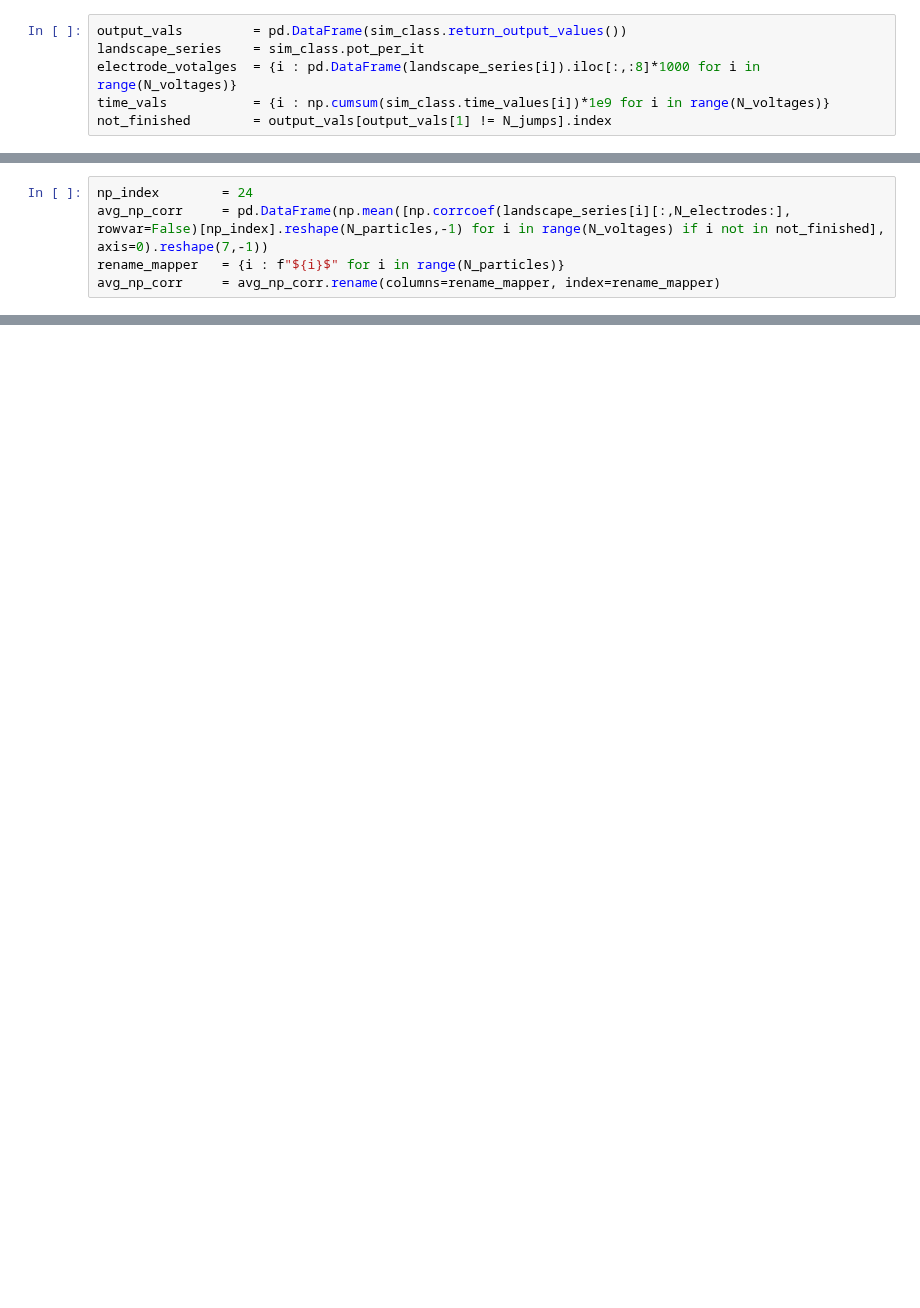
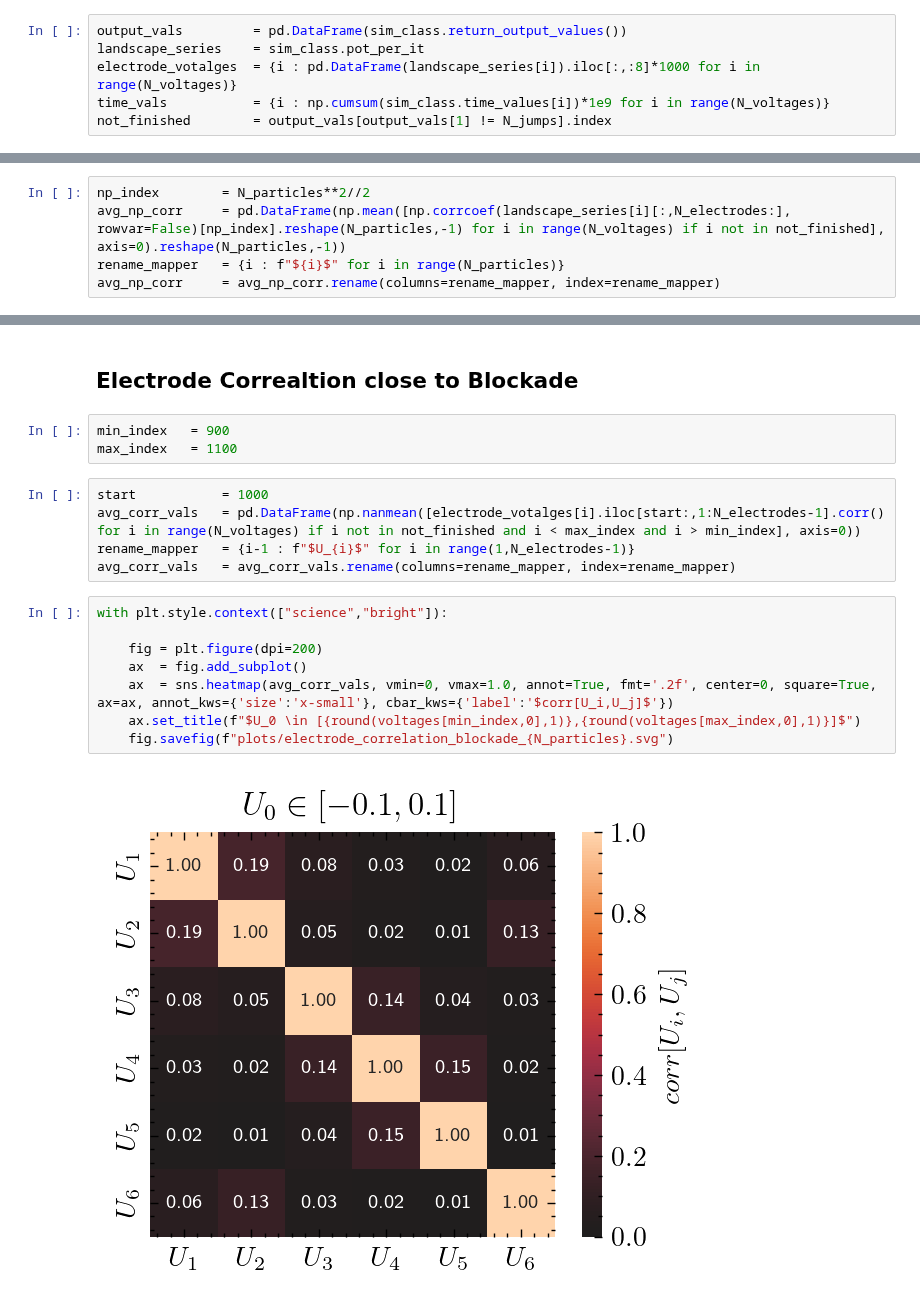
Before and after one commit to JonasMnsing/NanoNets, a Jupyter notebook: scripts/1_funding_period/floating_electrode/floating_electrode_time_series.ipynb, the cells around one changed output, grey strips where cells are left out. Saved outputs shown, nothing was run; the diff lists cells and outputs as text; blank space fills up the shorter version.

```diff
--- a/scripts/1_funding_period/floating_electrode/floating_electrode_time_series.ipynb
+++ b/scripts/1_funding_period/floating_electrode/floating_electrode_time_series.ipynb
@@ -128,6 +180,6 @@ with plt.style.context(["science","bright"]):
 # %%
-np_index        = 24
-avg_np_corr     = pd.DataFrame(np.mean([np.corrcoef(landscape_series[i][:,N_electrodes:], rowvar=False)[np_index].reshape(N_particles,-1) for i in range(N_voltages) if i not in not_finished], axis=0).reshape(7,-1))
+np_index        = N_particles**2//2
+avg_np_corr     = pd.DataFrame(np.mean([np.corrcoef(landscape_series[i][:,N_electrodes:], rowvar=False)[np_index].reshape(N_particles,-1) for i in range(N_voltages) if i not in not_finished], axis=0).reshape(N_particles,-1))
 rename_mapper   = {i : f"${i}$" for i in range(N_particles)}
 avg_np_corr     = avg_np_corr.rename(columns=rename_mapper, index=rename_mapper)
 # %%
@@ -143,0 +199,20 @@ with plt.style.context(["science","bright"]):
+# %% [markdown]
+## Electrode Correaltion close to Blockade
+# %%
+min_index   = 900
+max_index   = 1100
+# %%
+start           = 1000
+avg_corr_vals   = pd.DataFrame(np.nanmean([electrode_votalges[i].iloc[start:,1:N_electrodes-1].corr() for i in range(N_voltages) if i not in not_finished and i < max_index and i > min_index], axis=0))
+rename_mapper   = {i-1 : f"$U_{i}$" for i in range(1,N_electrodes-1)}
+avg_corr_vals   = avg_corr_vals.rename(columns=rename_mapper, index=rename_mapper)
+# %%
+with plt.style.context(["science","bright"]):
+
+    fig = plt.figure(dpi=200)
+    ax  = fig.add_subplot()
+    ax  = sns.heatmap(avg_corr_vals, vmin=0, vmax=1.0, annot=True, fmt='.2f', center=0, square=True, ax=ax, annot_kws={'size':'x-small'}, cbar_kws={'label':'$corr[U_i,U_j]$'})
+    ax.set_title(f"$U_0 \in [{round(voltages[min_index,0],1)},{round(voltages[max_index,0],1)}]$")
+    fig.savefig(f"plots/electrode_correlation_blockade_{N_particles}.svg")
+# %% [output]
+[figure, added]
```
Also changed, not shown: parts of 18 cells of this notebook, 10 other files.
